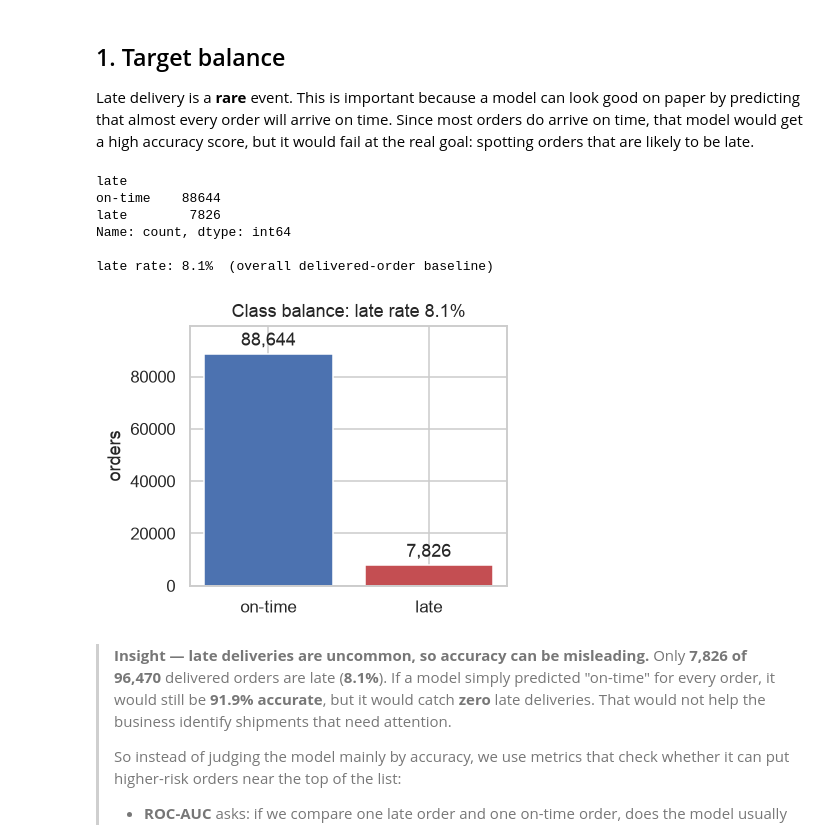
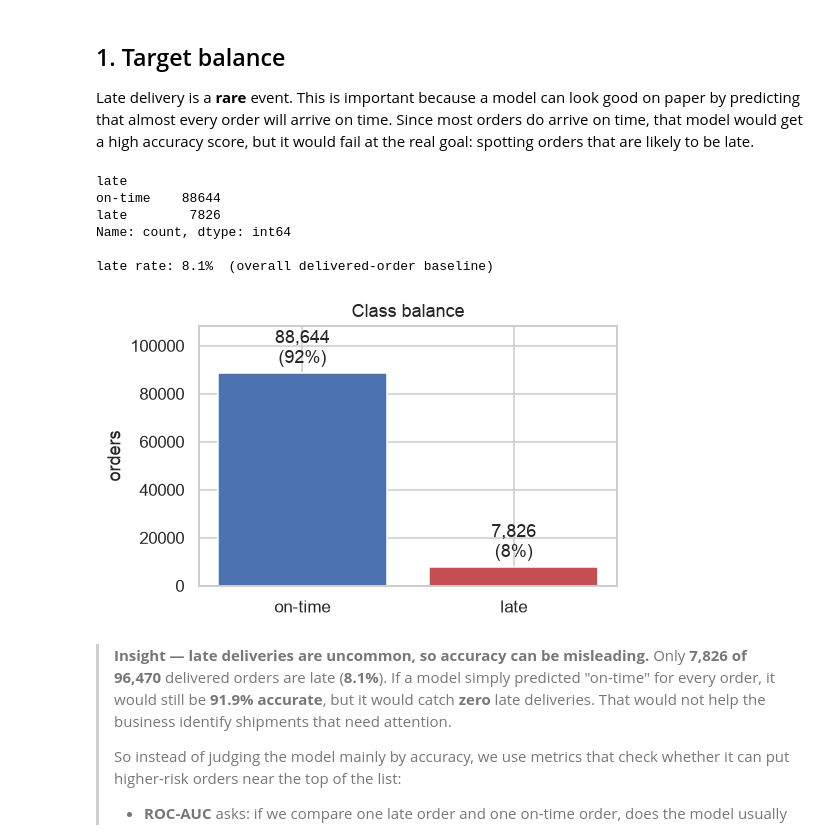
Before and after one commit to stellacarneiro15-beep/ds_challenge_olist, a Jupyter notebook: notebooks/02_delivery_feature_exploration.ipynb, the cells around one changed output. Drawn from its saved outputs; the diff is of its cells as text; code cells hidden in the pictures.

```diff
--- a/notebooks/02_delivery_feature_exploration.ipynb
+++ b/notebooks/02_delivery_feature_exploration.ipynb
@@ -333,29 +333,29 @@ Late delivery is a **rare** event. This is important because a model can look go
 # %%
 target_labels = {0: "on-time", 1: "late"}
 counts = df[TARGET_COLUMN].value_counts().reindex([0, 1], fill_value=0)
 late_rate = counts.loc[1] / counts.sum()
 
 print(counts.rename(target_labels))
 print(f"\nlate rate: {late_rate:.1%}  (overall delivered-order baseline)")
 
-fig, ax = plt.subplots(figsize=(4, 3.2))
+fig, ax = plt.subplots(figsize=(5, 3.2))
 labels = [target_labels[value] for value in counts.index]
 bars = ax.bar(labels, counts.values, color=["#4c72b0", "#c44e52"])
 
 ax.set_ylabel("orders")
-ax.set_title(f"Class balance: late rate {late_rate:.1%}")
-ax.bar_label(bars, labels=[f"{value:,}" for value in counts.values], padding=3)
-ax.set_ylim(0, counts.max() * 1.12)
+ax.set_title(f"Class balance")
+ax.bar_label(bars, labels=[f"{value:,}\n({value / counts.sum():.0%})" for value in counts.values], padding=3)
+ax.set_ylim(0, counts.max() * 1.22)
 plt.tight_layout()
 plt.show()
 # %% [output]
 late
 on-time    88644
 late        7826
 Name: count, dtype: int64
 
 late rate: 8.1%  (overall delivered-order baseline)
-[figure, old version]
+[figure, new version]
 # %% [markdown]
 > **Insight — late deliveries are uncommon, so accuracy can be misleading.** Only **7,826 of 96,470** delivered orders are late (**8.1%**). If a model simply predicted "on-time" for every order, it would still be **91.9% accurate**, but it would catch **zero** late deliveries. That would not help the business identify shipments that need attention.
 >
```
